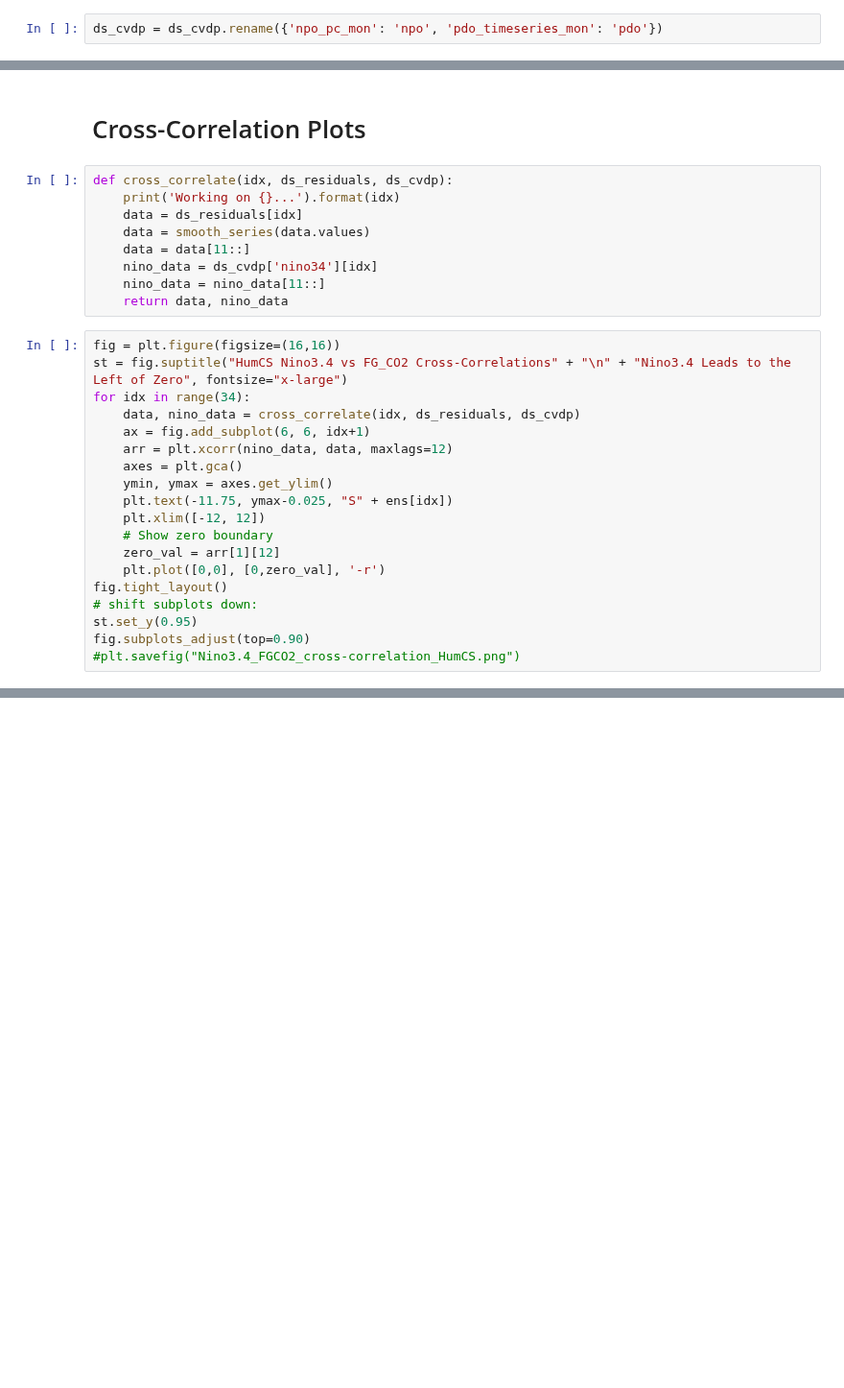
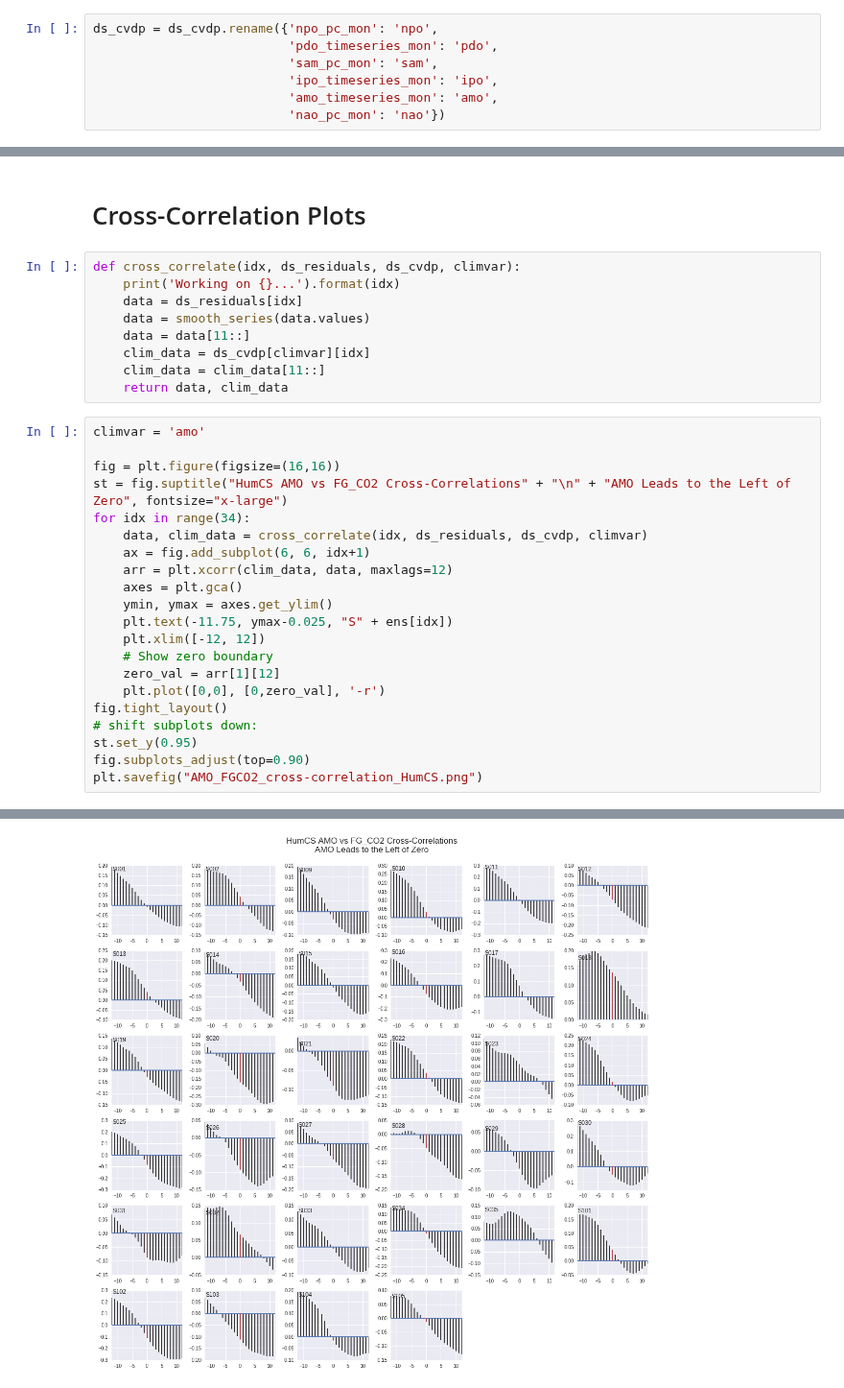
Before and after one commit to bradyrx/EBUS_BGC_Variability, a Jupyter notebook: notebooks/EBUS-ENSO-timeseries-analysis.ipynb, the cells around one changed output, grey strips where cells are left out. Shown at 96% size. Cells and saved outputs as stored; diff of their text form; blank space fills up the shorter version.

```diff
--- a/notebooks/EBUS-ENSO-timeseries-analysis.ipynb
+++ b/notebooks/EBUS-ENSO-timeseries-analysis.ipynb
@@ -242,7 +245,12 @@ plt.xlim([0, 365])
 fileDir = '/glade/p/work/rbrady/cesmLE_CVDP/extracted_vars/'
 ds_cvdp = xr.open_mfdataset(fileDir + '*.nc', decode_times=False, concat_dim='ensemble')
 # %%
-ds_cvdp = ds_cvdp.rename({'npo_pc_mon': 'npo', 'pdo_timeseries_mon': 'pdo'})
+ds_cvdp = ds_cvdp.rename({'npo_pc_mon': 'npo',
+                          'pdo_timeseries_mon': 'pdo',
+                          'sam_pc_mon': 'sam',
+                          'ipo_timeseries_mon': 'ipo',
+                          'amo_timeseries_mon': 'amo',
+                          'nao_pc_mon': 'nao'})
 # %%
 times = pd.date_range('1920-01', '2016-01', freq='M')
 ds_cvdp['time'] = times
@@ -273,21 +281,23 @@ plt.title('Simulation 001 Nino3.4 Index + Smoothed FG_CO2 Anomalies')
 # %% [markdown]
 # Cross-Correlation Plots
 # %%
-def cross_correlate(idx, ds_residuals, ds_cvdp):
+def cross_correlate(idx, ds_residuals, ds_cvdp, climvar):
     print('Working on {}...').format(idx)
     data = ds_residuals[idx]
     data = smooth_series(data.values)
     data = data[11::]
-    nino_data = ds_cvdp['nino34'][idx]
-    nino_data = nino_data[11::]
-    return data, nino_data
+    clim_data = ds_cvdp[climvar][idx]
+    clim_data = clim_data[11::]
+    return data, clim_data
 # %%
+climvar = 'amo'
+
 fig = plt.figure(figsize=(16,16))
-st = fig.suptitle("HumCS Nino3.4 vs FG_CO2 Cross-Correlations" + "\n" + "Nino3.4 Leads to the Left of Zero", fontsize="x-large")
+st = fig.suptitle("HumCS AMO vs FG_CO2 Cross-Correlations" + "\n" + "AMO Leads to the Left of Zero", fontsize="x-large")
 for idx in range(34):
-    data, nino_data = cross_correlate(idx, ds_residuals, ds_cvdp)
+    data, clim_data = cross_correlate(idx, ds_residuals, ds_cvdp, climvar)
     ax = fig.add_subplot(6, 6, idx+1)
-    arr = plt.xcorr(nino_data, data, maxlags=12)
+    arr = plt.xcorr(clim_data, data, maxlags=12)
     axes = plt.gca()
     ymin, ymax = axes.get_ylim()
     plt.text(-11.75, ymax-0.025, "S" + ens[idx])
@@ -299,4 +309,5 @@ fig.tight_layout()
 # shift subplots down:
 st.set_y(0.95)
 fig.subplots_adjust(top=0.90)
-#plt.savefig("Nino3.4_FGCO2_cross-correlation_HumCS.png")
+plt.savefig("AMO_FGCO2_cross-correlation_HumCS.png")
+# %% [output]
@@ -302,0 +332 @@ fig.subplots_adjust(top=0.90)
+[figure, added]
```
Also changed, not shown: parts of 3 cells of this notebook, 7 other files.
